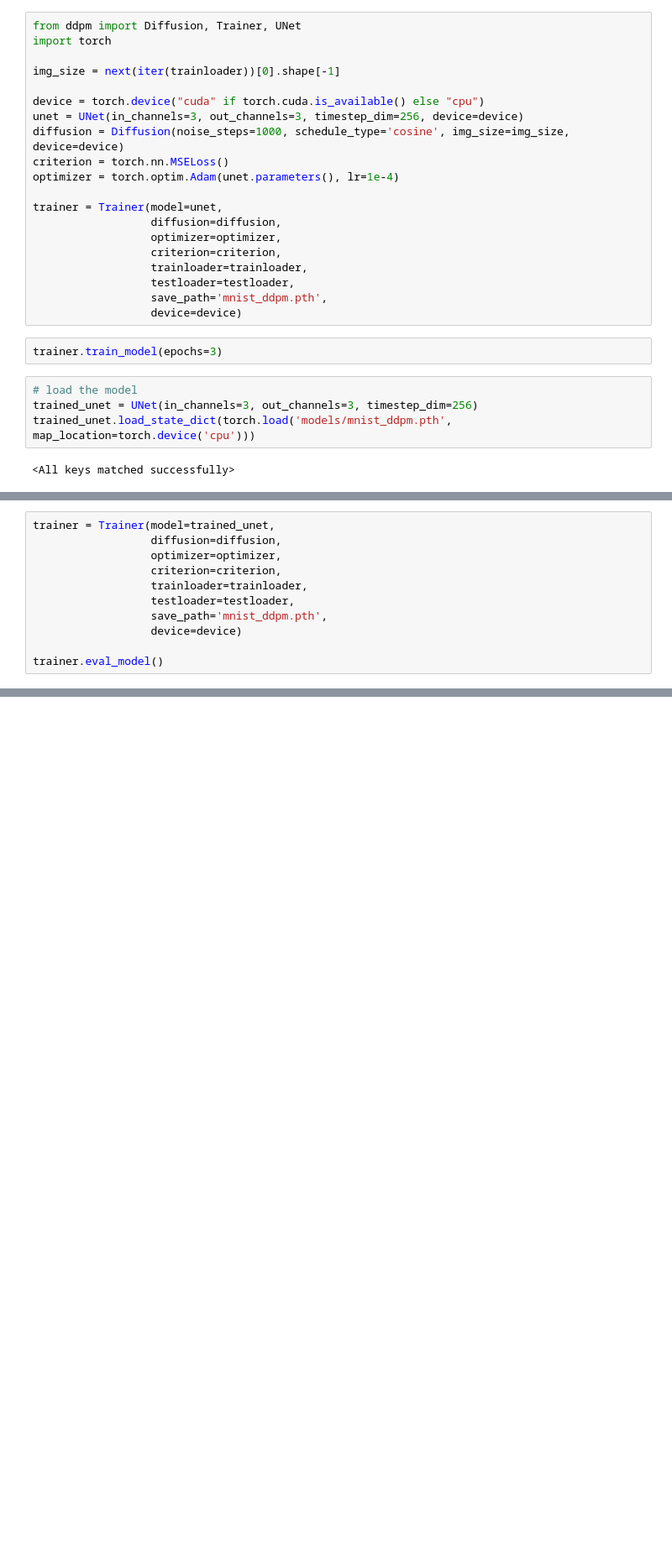
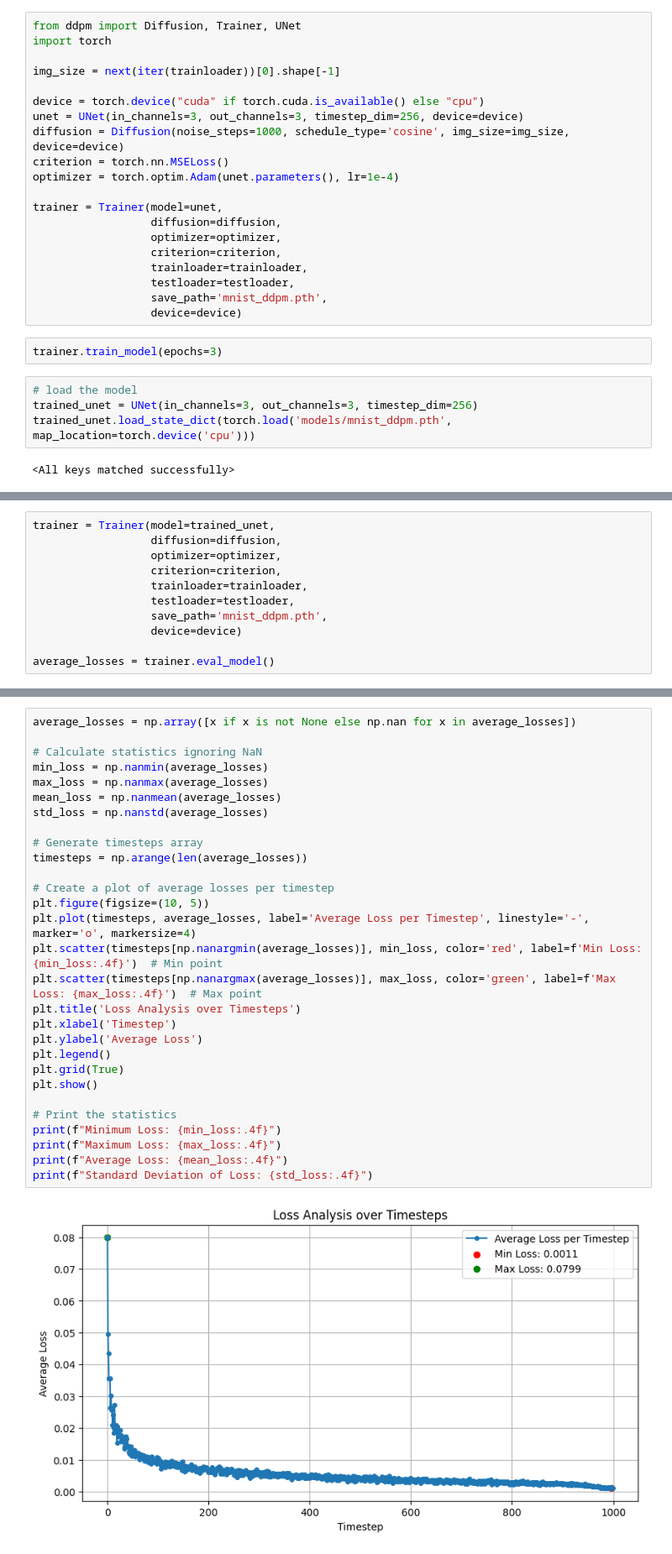
Before and after one commit to Kaan-wq/computer_vision, a Jupyter notebook: diffusion_models/ddpm.ipynb, the cells around one changed output, grey strips where cells are left out. Shown at 84% size. Saved outputs shown, nothing was run; the diff lists cells and outputs as text; blank space fills up the shorter version.

Commit message:
Feat : loss analysis

```diff
--- a/diffusion_models/ddpm.ipynb
+++ b/diffusion_models/ddpm.ipynb
@@ -148,4 +151,4 @@ trainer = Trainer(model=trained_unet,
                   save_path='mnist_ddpm.pth',
                   device=device)
 
-trainer.eval_model()
+average_losses = trainer.eval_model()
@@ -151,0 +158,31 @@ trainer.eval_model()
+# %%
+average_losses = np.array([x if x is not None else np.nan for x in average_losses])
+
+# Calculate statistics ignoring NaN
+min_loss = np.nanmin(average_losses)
+max_loss = np.nanmax(average_losses)
+mean_loss = np.nanmean(average_losses)
+std_loss = np.nanstd(average_losses)
+
+# Generate timesteps array
+timesteps = np.arange(len(average_losses))
+
+# Create a plot of average losses per timestep
+plt.figure(figsize=(10, 5))
+plt.plot(timesteps, average_losses, label='Average Loss per Timestep', linestyle='-', marker='o', markersize=4)
+plt.scatter(timesteps[np.nanargmin(average_losses)], min_loss, color='red', label=f'Min Loss: {min_loss:.4f}')  # Min point
+plt.scatter(timesteps[np.nanargmax(average_losses)], max_loss, color='green', label=f'Max Loss: {max_loss:.4f}')  # Max point
+plt.title('Loss Analysis over Timesteps')
+plt.xlabel('Timestep')
+plt.ylabel('Average Loss')
+plt.legend()
+plt.grid(True)
+plt.show()
+
+# Print the statistics
+print(f"Minimum Loss: {min_loss:.4f}")
+print(f"Maximum Loss: {max_loss:.4f}")
+print(f"Average Loss: {mean_loss:.4f}")
+print(f"Standard Deviation of Loss: {std_loss:.4f}")
+# %% [output]
+[figure, added]
```
Also changed, not shown: parts of 6 cells of this notebook, 1 other file.
